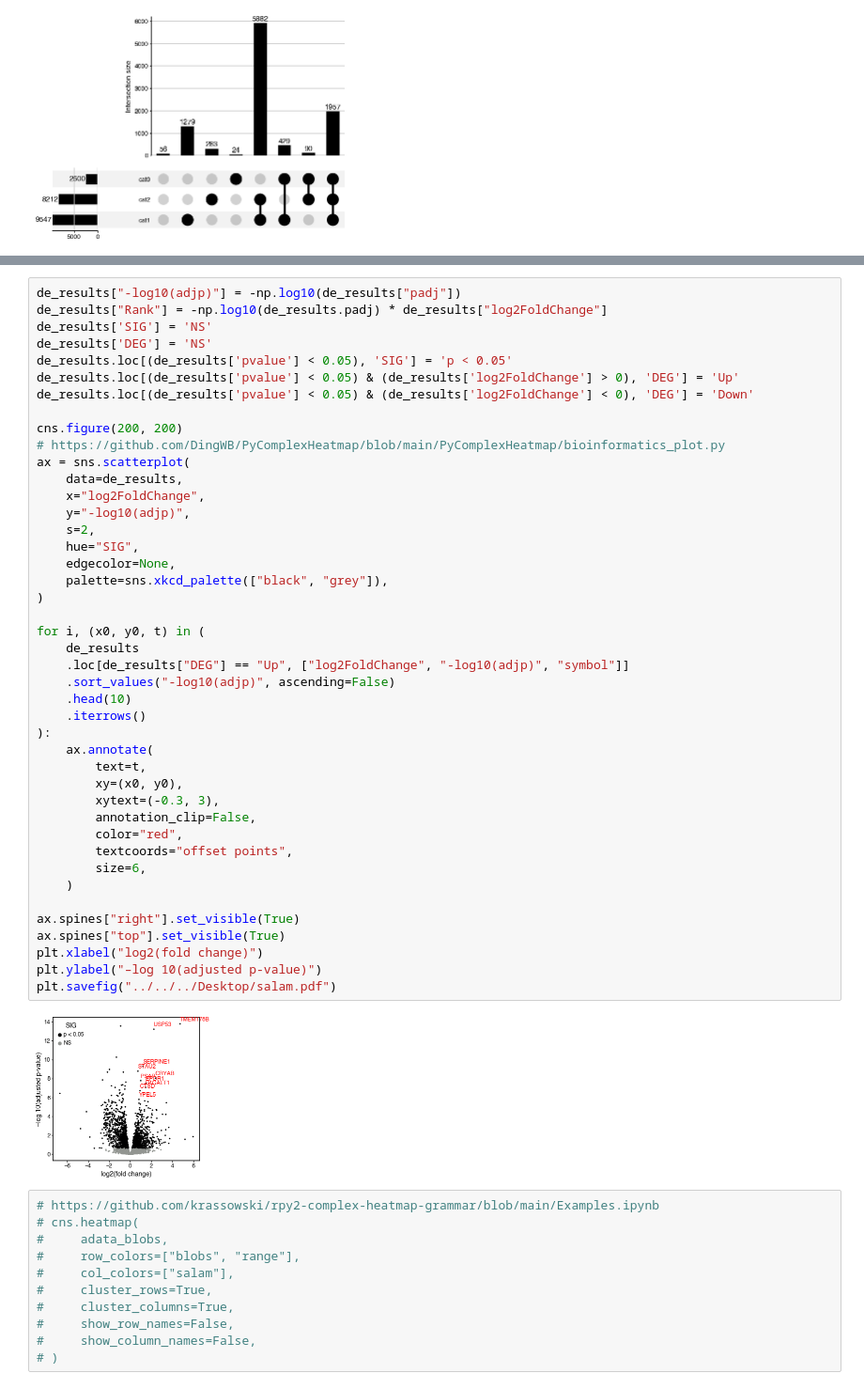
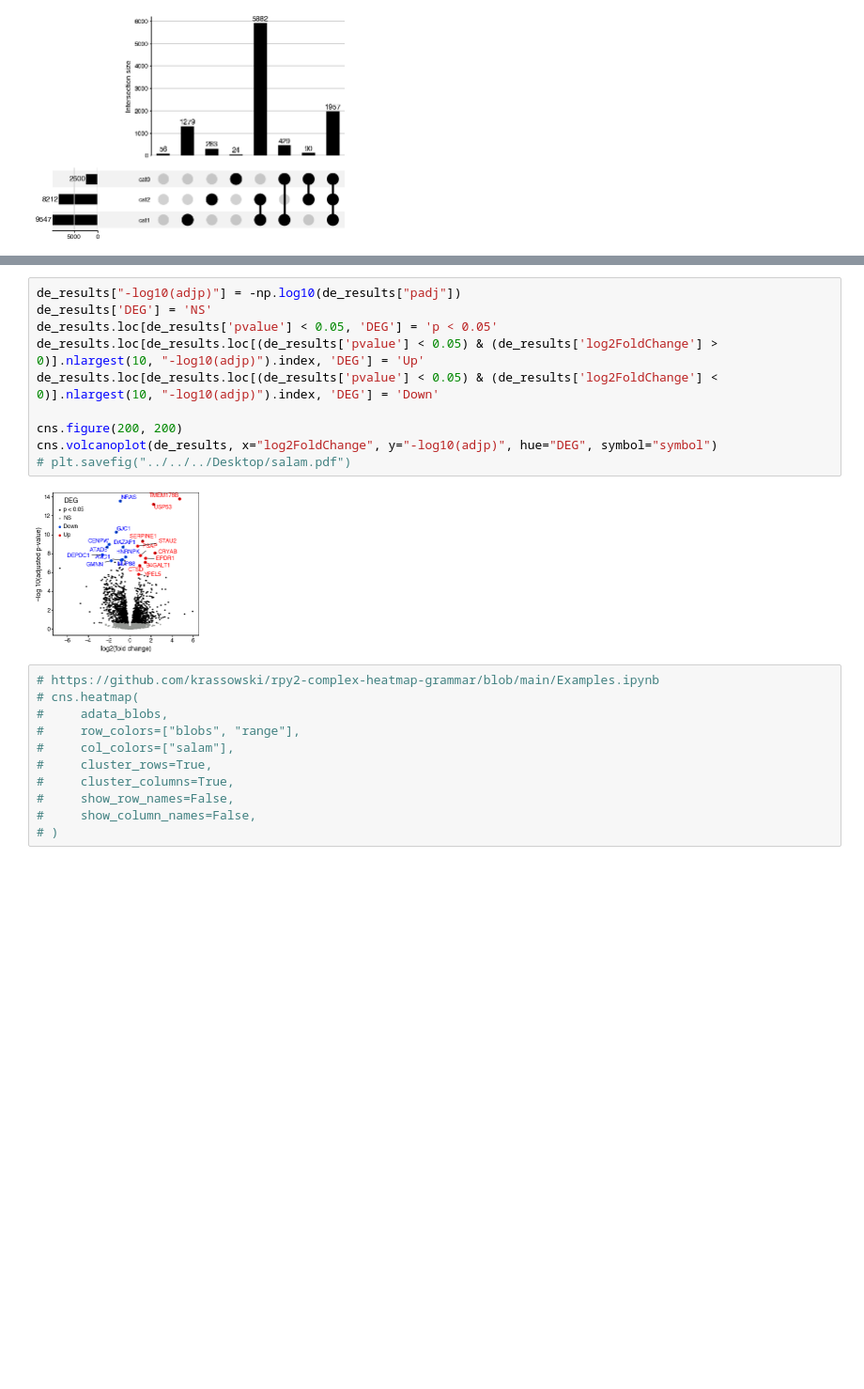
Before and after one commit to faridrashidi/cnsplots, a Jupyter notebook: notebooks/matplotlib.ipynb, the cells around one changed output, grey strips where cells are left out. Shown at 94% size. Drawn from its saved outputs; the diff is of its cells as text; blank space fills up the shorter version.

```diff
--- a/notebooks/matplotlib.ipynb
+++ b/notebooks/matplotlib.ipynb
@@ -150,48 +172,15 @@ Plotting legends..
 # %%
 de_results["-log10(adjp)"] = -np.log10(de_results["padj"])
-de_results["Rank"] = -np.log10(de_results.padj) * de_results["log2FoldChange"]
-de_results['SIG'] = 'NS'
 de_results['DEG'] = 'NS'
-de_results.loc[(de_results['pvalue'] < 0.05), 'SIG'] = 'p < 0.05'
-de_results.loc[(de_results['pvalue'] < 0.05) & (de_results['log2FoldChange'] > 0), 'DEG'] = 'Up'
-de_results.loc[(de_results['pvalue'] < 0.05) & (de_results['log2FoldChange'] < 0), 'DEG'] = 'Down'
+de_results.loc[de_results['pvalue'] < 0.05, 'DEG'] = 'p < 0.05'
+de_results.loc[de_results.loc[(de_results['pvalue'] < 0.05) & (de_results['log2FoldChange'] > 0)].nlargest(10, "-log10(adjp)").index, 'DEG'] = 'Up'
+de_results.loc[de_results.loc[(de_results['pvalue'] < 0.05) & (de_results['log2FoldChange'] < 0)].nlargest(10, "-log10(adjp)").index, 'DEG'] = 'Down'
 
 cns.figure(200, 200)
-# https://github.com/DingWB/PyComplexHeatmap/blob/main/PyComplexHeatmap/bioinformatics_plot.py
-ax = sns.scatterplot(
-    data=de_results,
-    x="log2FoldChange",
-    y="-log10(adjp)",
-    s=2,
-    hue="SIG",
-    edgecolor=None,
-    palette=sns.xkcd_palette(["black", "grey"]),
-)
-
-for i, (x0, y0, t) in (
-    de_results
-    .loc[de_results["DEG"] == "Up", ["log2FoldChange", "-log10(adjp)", "symbol"]]
-    .sort_values("-log10(adjp)", ascending=False)
-    .head(10)
-    .iterrows()
-):
-    ax.annotate(
-        text=t,
-        xy=(x0, y0),
-        xytext=(-0.3, 3),
-        annotation_clip=False,
-        color="red",
-        textcoords="offset points",
-        size=6,
-    )
-
-ax.spines["right"].set_visible(True)
-ax.spines["top"].set_visible(True)
-plt.xlabel("log2(fold change)")
-plt.ylabel("–log 10(adjusted p-value)")
-plt.savefig("../../../Desktop/salam.pdf")
+cns.volcanoplot(de_results, x="log2FoldChange", y="-log10(adjp)", hue="DEG", symbol="symbol")
+# plt.savefig("../../../Desktop/salam.pdf")
 # %% [output]
-[figure, old version]
+[figure, new version]
 # %%
 # https://github.com/krassowski/rpy2-complex-heatmap-grammar/blob/main/Examples.ipynb
 # cns.heatmap(
```
Also changed, not shown: parts of 6 cells of this notebook, 4 other files.
